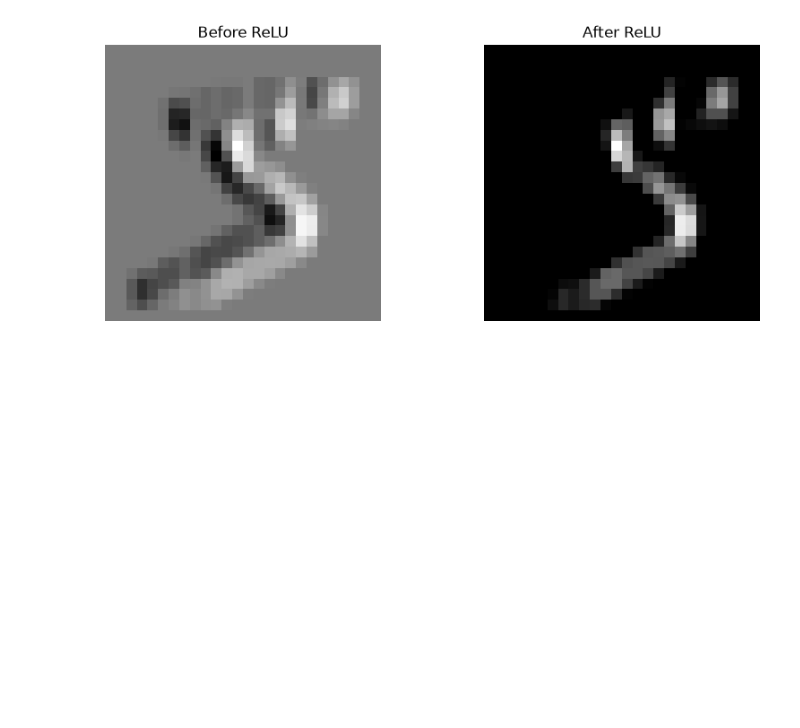
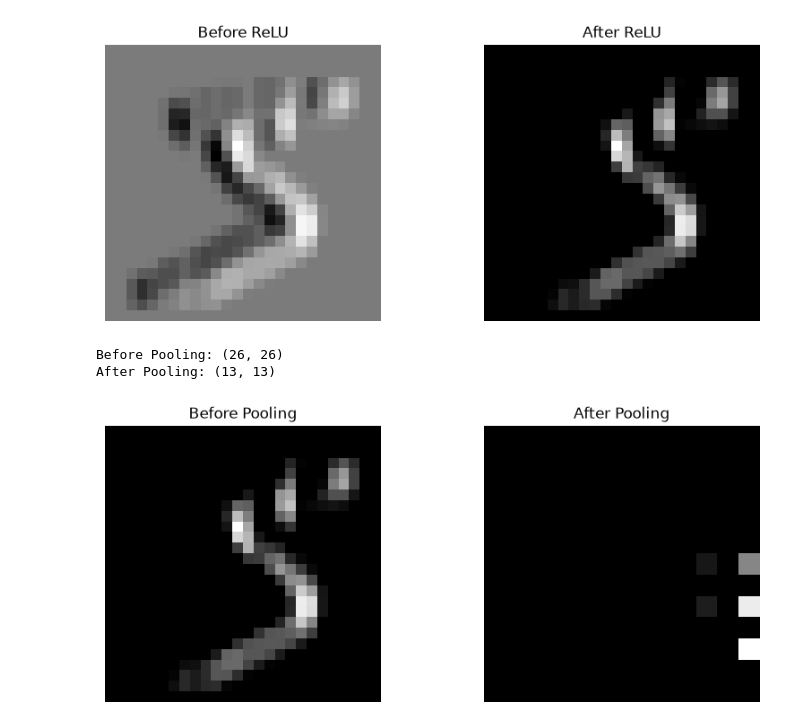
Before and after one commit to ankitwrites/recognizing-handwritten-digits-using-cnn, a Jupyter notebook: convolution from scratch.ipynb, the cells around one changed output. Cells and saved outputs as stored; diff of their text form; code cells hidden in the pictures; blank space fills up the shorter version.

Commit message:
pooling on mnist dataset

```diff
--- a/convolution from scratch.ipynb
+++ b/convolution from scratch.ipynb
@@ -129,3 +129,47 @@ plt.axis("off")
 plt.show()
 # %% [output]
 [figure]
+# %%
+#max pooling
+
+def max_pool(image, poolsize=2, stride=2):
+    height, width = image.shape
+    output_height = (height - poolsize) // stride + 1
+    output_width = (width - poolsize) // stride + 1
+
+    output = np.zeros((output_height, output_width))
+
+    for i in range(0, output_height, stride):
+        for j in range(0, output_width, stride):
+            max_value = 0
+            for m in range(poolsize):
+                for n in range(poolsize):
+                    max_value = np.max(image[i + m, j + n], 0)
+            output[i, j] = max_value
+
+    return output
+# %%
+pooled = max_pool(activated)
+
+
+print("Before Pooling:", activated.shape)
+print("After Pooling:", pooled.shape)
+# %% [output]
+Before Pooling: (26, 26)
+After Pooling: (13, 13)
+# %%
+plt.figure(figsize=(10, 4))
+
+plt.subplot(1, 2, 1)
+plt.imshow(activated, cmap="gray")
+plt.title("Before Pooling")
+plt.axis("off")
+
+plt.subplot(1, 2, 2)
+plt.imshow(pooled, cmap="gray")
+plt.title("After Pooling")
+plt.axis("off")
+
+plt.show()
+# %% [output]
+[figure, added]
```
